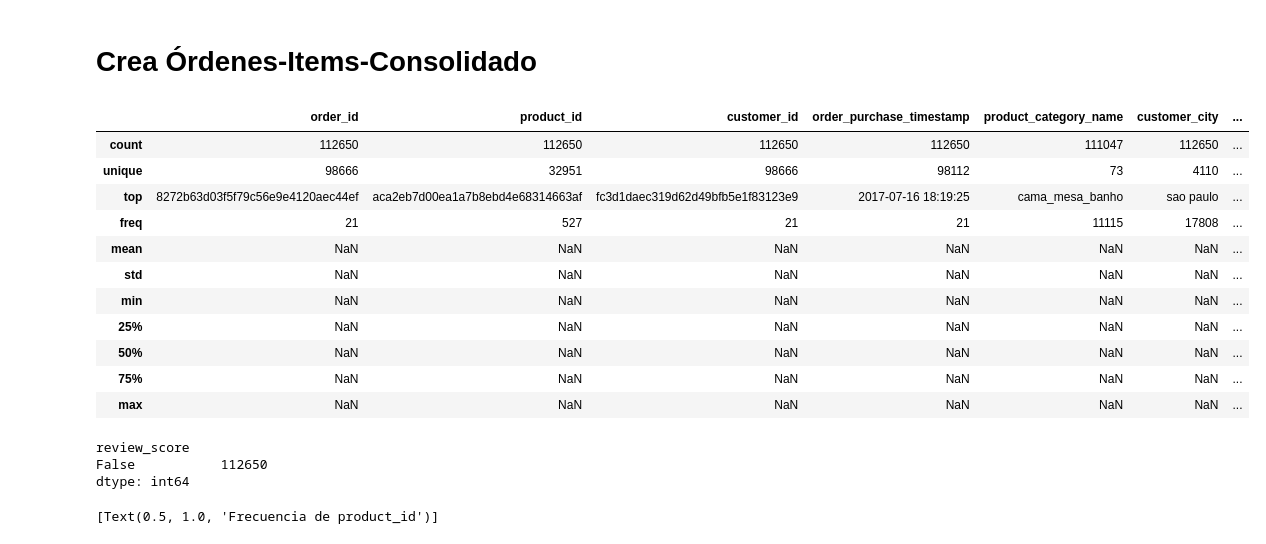
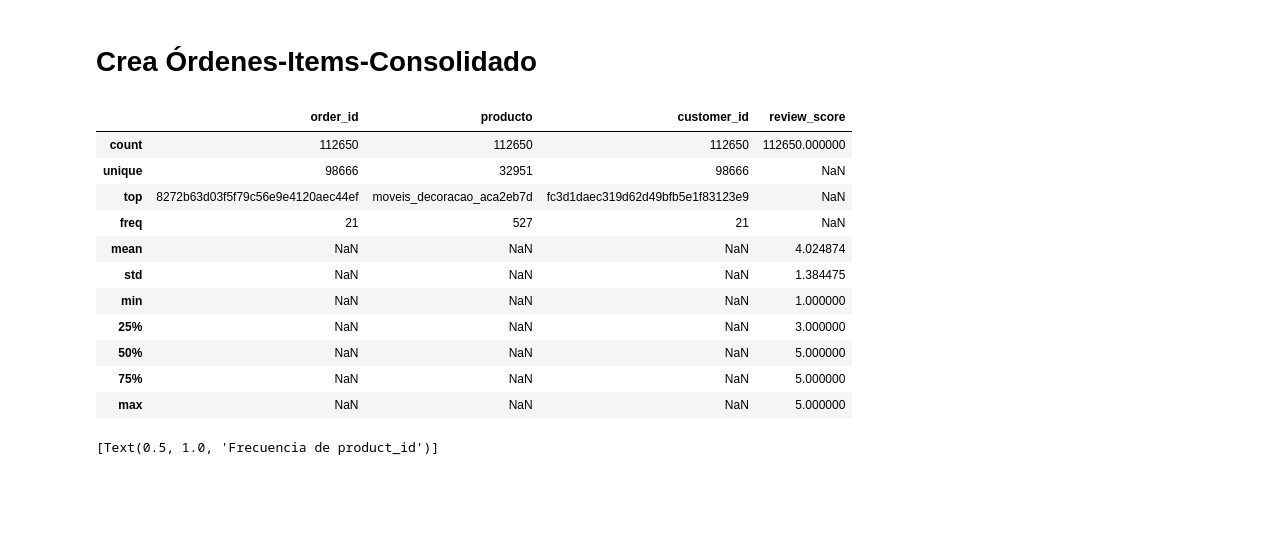
Before and after one commit to alfarodaniel/sistema-recomendacion-canasta-productos, a Jupyter notebook: codigos/estadisticas_descriptivas.ipynb, the cells around one changed output. Cells and saved outputs as stored; diff of their text form; code cells hidden in the pictures; blank space fills up the shorter version.

```diff
--- a/codigos/estadisticas_descriptivas.ipynb
+++ b/codigos/estadisticas_descriptivas.ipynb
@@ -99,35 +136,33 @@ dfCalificaciones.describe(include='all')
 # %%
 # crea dataframe Órdenes-Items-Consolidado dfConsolidado
 # Une dfOrdenesItems con dfOrdenes y crea dfConsolidado
 dfConsolidado = dfOrdenesItems[['order_id','product_id']].merge(dfOrdenes[['order_id', 'customer_id', 'order_purchase_timestamp']])
 # Une dfConsolidado con dfProductos
 dfConsolidado = dfConsolidado.merge(dfProductos[['product_id', 'product_category_name']])
 # Une dfConsolidado con dfClientes
-dfConsolidado = dfConsolidado.merge(dfClientes[['customer_id', 'customer_city']])
+#dfConsolidado = dfConsolidado.merge(dfClientes[['customer_id', 'customer_city']])
 # Une dfConsolidado con dfCalificaciones
 dfConsolidado = dfConsolidado.merge(dfCalificaciones[['order_id', 'review_score']].drop_duplicates('order_id', keep='first'), how='left')
-# Reemplaza faltantes de review_score
-dfConsolidado = dfConsolidado.fillna({'review_score':3})
+# Reemplaza faltantes de product_category_name y review_score
+dfConsolidado = dfConsolidado.fillna({'product_category_name':'no_category', 'review_score':3})
+# Crea producto uniendo categoria y product_id
+dfConsolidado['producto'] = dfConsolidado['product_category_name'] + '_' + dfConsolidado['product_id'].str[:8]
+# Selecciona las columas finales
+dfConsolidado = dfConsolidado[['order_id', 'producto', 'customer_id', 'review_score']]
 dfConsolidado.describe(include='all')
 # %% [output]
-|  | order_id | product_id | customer_id | order_purchase_timestamp | product_category_name | customer_city | ... |
-| count | 112650 | 112650 | 112650 | 112650 | 111047 | 112650 | ... |
-| unique | 98666 | 32951 | 98666 | 98112 | 73 | 4110 | ... |
-| top | 8272b63d03f5f79c56e9e4120aec44ef | aca2eb7d00ea1a7b8ebd4e68314663af | fc3d1daec319d62d49bfb5e1f83123e9 | 2017-07-16 18:19:25 | cama_mesa_banho | sao paulo | ... |
-| freq | 21 | 527 | 21 | 21 | 11115 | 17808 | ... |
-| mean | NaN | NaN | NaN | NaN | NaN | NaN | ... |
-| std | NaN | NaN | NaN | NaN | NaN | NaN | ... |
-| min | NaN | NaN | NaN | NaN | NaN | NaN | ... |
-| 25% | NaN | NaN | NaN | NaN | NaN | NaN | ... |
-| 50% | NaN | NaN | NaN | NaN | NaN | NaN | ... |
-| 75% | NaN | NaN | NaN | NaN | NaN | NaN | ... |
-| max | NaN | NaN | NaN | NaN | NaN | NaN | ... |
+|  | order_id | producto | customer_id | review_score |
+| count | 112650 | 112650 | 112650 | 112650.000000 |
+| unique | 98666 | 32951 | 98666 | NaN |
+| top | 8272b63d03f5f79c56e9e4120aec44ef | moveis_decoracao_aca2eb7d | fc3d1daec319d62d49bfb5e1f83123e9 | NaN |
+| freq | 21 | 527 | 21 | NaN |
+| mean | NaN | NaN | NaN | 4.024874 |
+| std | NaN | NaN | NaN | 1.384475 |
+| min | NaN | NaN | NaN | 1.000000 |
+| 25% | NaN | NaN | NaN | 3.000000 |
+| 50% | NaN | NaN | NaN | 5.000000 |
+| 75% | NaN | NaN | NaN | 5.000000 |
+| max | NaN | NaN | NaN | 5.000000 |
-# %%
-dfConsolidado[['review_score']].isnull().value_counts()
-# %% [output]
-review_score
-False           112650
-dtype: int64
 # %%
 # Grafica frecuencia product_id
 df = pd.DataFrame(dfOrdenesItems['product_id'].value_counts()).reset_index()
```
Also changed, not shown: parts of 13 cells of this notebook, 1 other file.
